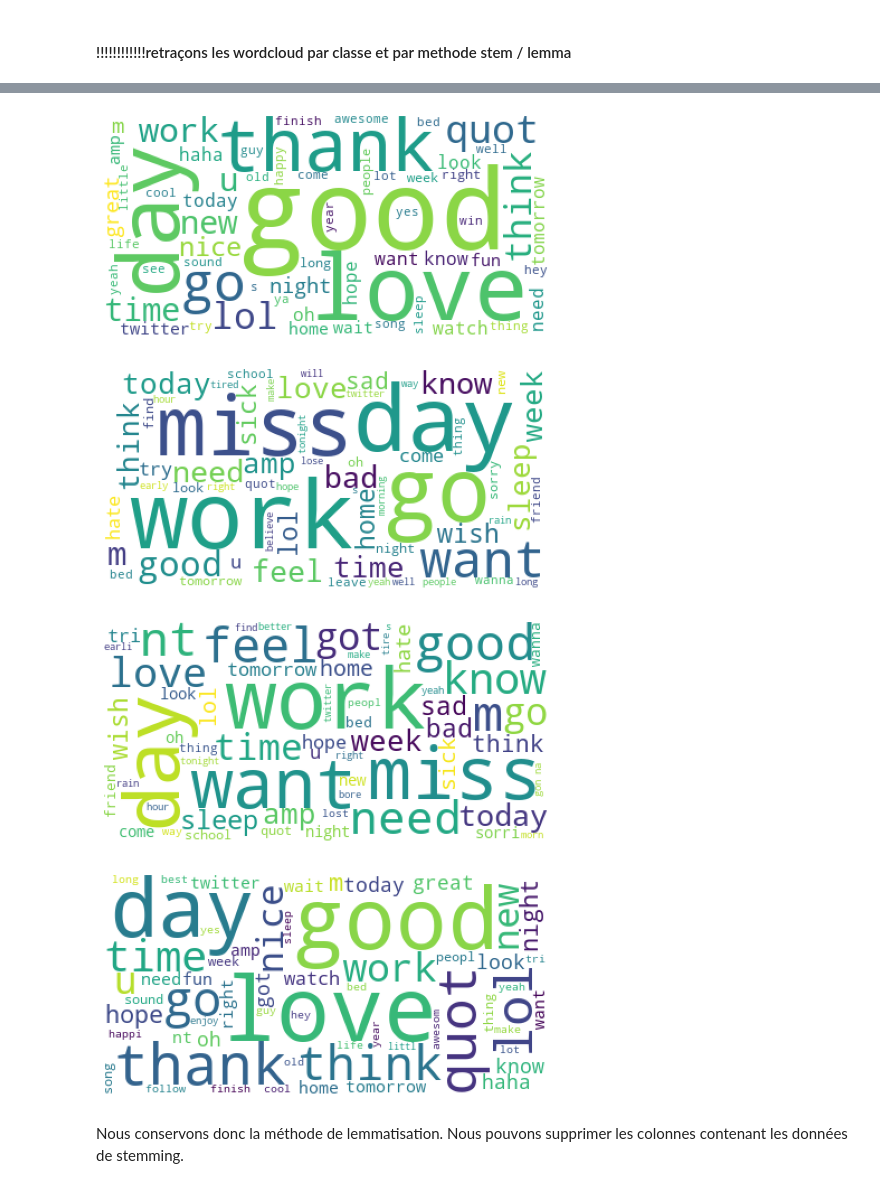
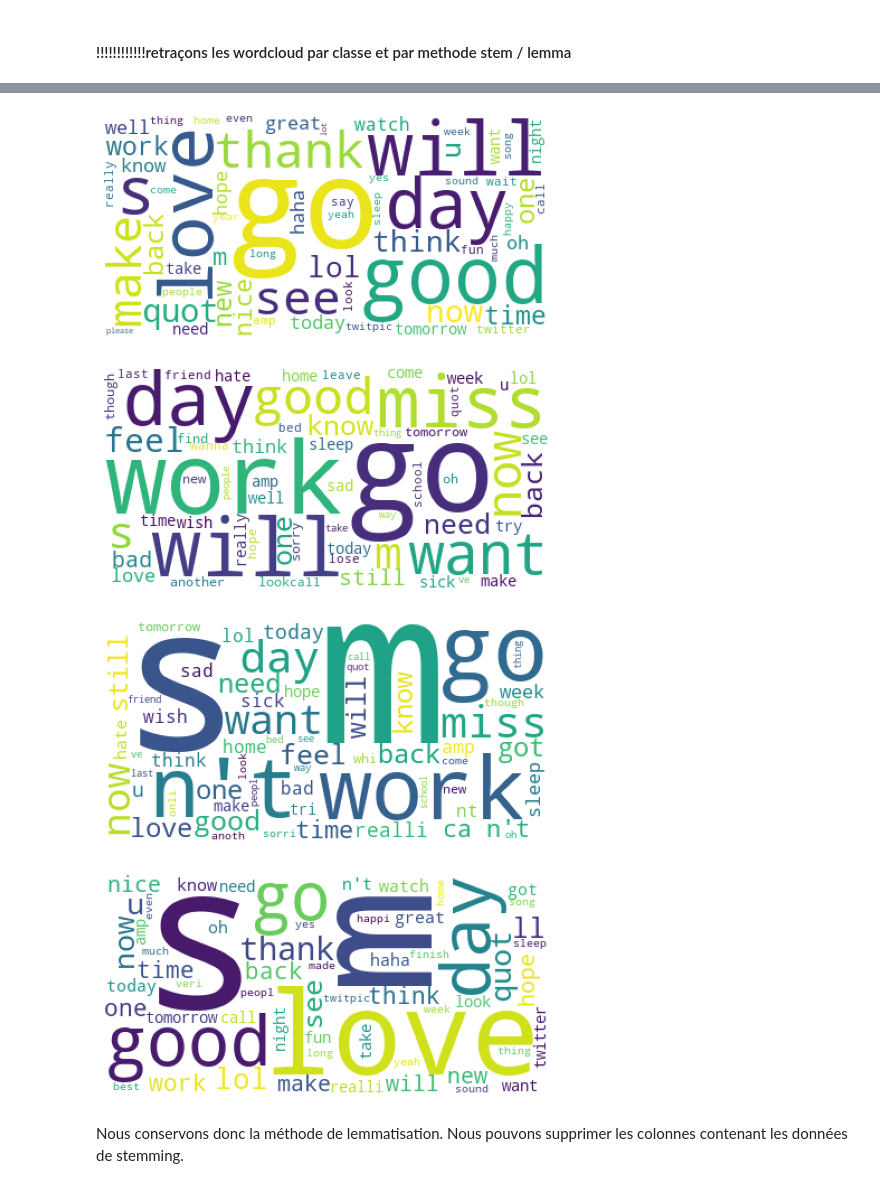
Before and after one commit to AurelieAAN/Project7_detection_des_tweets_d_insatisfactions_deep_learning, a Jupyter notebook: P7_02_scripts.ipynb, the cells around one changed output, grey strips where cells are left out. Cells and saved outputs as stored; diff of their text form; code cells hidden in the pictures.

```diff
--- a/P7_02_scripts.ipynb
+++ b/P7_02_scripts.ipynb
@@ -339,5 +342,13 @@ Ajoutons "RE"
 # %%
 nlp.Defaults.stop_words.add("re")
+# %%
+nlp.Defaults.stop_words -= {"not", "no", "n't", "would", "without", "could", "still", "ever",
+                            "yet", "almost", "should", "always", "too", "sometimes", "except",
+                            "everything", "really", "nothing", "down", "also", "very", "most", "'d",
+                            "serious", "than", "however", "well", "neither", "anyhow", "few",
+                            "rather", "mostly", "none", "must", "less", "many", "as", "often",
+                            "never", "enough", "much", "out", "but", "whereas", "netherrless",
+                            "next", "even", "although", "why", "again", "perhaps"}
 # %%
 print([(token.text,token.is_punct, token._.is_emoji, token._.emoji_desc, token.like_email, token.is_stop) for token in doc])
 # %% [output]
@@ -548,21 +559,21 @@ df.head(2)
 | 0 | 0 | 2063963976 | Sun Jun 07 04:45:03 PDT 2009 | Oh2BeTall | @drallenlubell do know anything a... | Negative | (know, sphincter, oddi, dysfuncti... | [know, sphincter, oddi, dysfuncti... | [know, sphincter, oddi, dysfunct,... | ... |
 | 1 | 0 | 2018659971 | Wed Jun 03 10:18:42 PDT 2009 | kawtreenah | its not lookin good Mr. Sun, its ... | Negative | (lookin, good, Mr., Sun, lookin, ... | [lookin, good, Mr., Sun, lookin, ... | [lookin, good, mr., sun, lookin, ... | ... |
 # %%
-pk.wordcloud_plot(df.loc[df["target"]==4]["tweet_lemma_join"])
+pk.wordcloud_plot(df.loc[df["target"]==1]["tweet_lemma_join"])
 # %% [output]
-[figure, old version]
+[figure, new version]
 # %%
 pk.wordcloud_plot(df.loc[df["target"]==0]["tweet_lemma_join"])
 # %% [output]
-[figure, old version]
+[figure, new version]
 # %%
 pk.wordcloud_plot(df.loc[df["target"]==0]["tweet_stem_join"])
 # %% [output]
-[figure, old version]
+[figure, new version]
 # %%
-pk.wordcloud_plot(df.loc[df["target"]==4]["tweet_stem_join"])
+pk.wordcloud_plot(df.loc[df["target"]==1]["tweet_stem_join"])
 # %% [output]
-[figure, old version]
+[figure, new version]
 # %% [markdown]
 Nous conservons donc la méthode de lemmatisation. Nous pouvons supprimer les colonnes contenant les données de stemming.
 # %%
```
Also changed, not shown: parts of 63 cells of this notebook.
